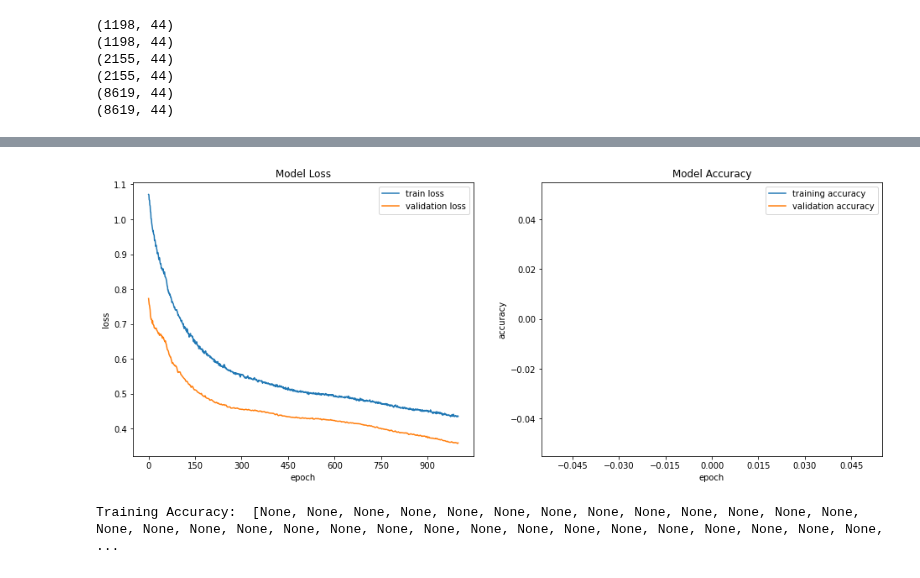
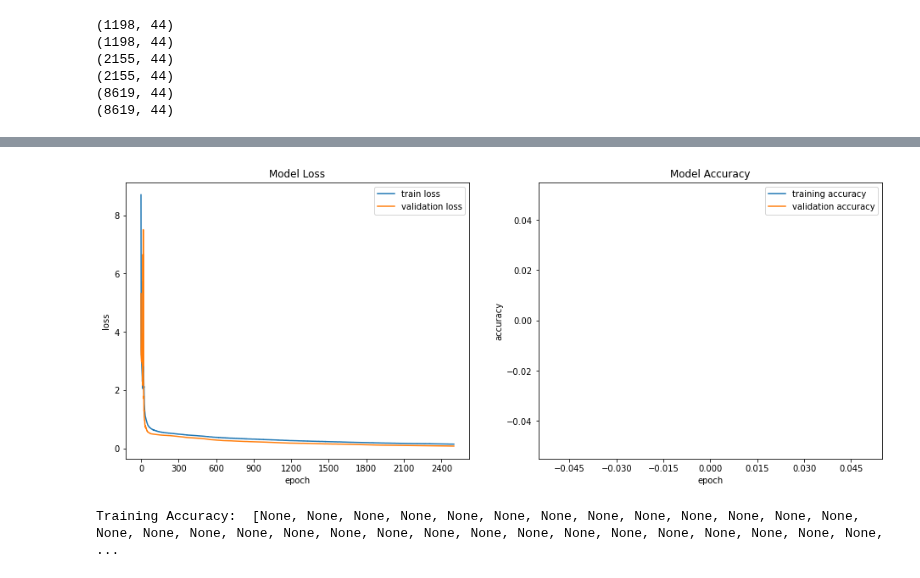
Before and after one commit to p-owens/MAI, a Jupyter notebook: MAI.ipynb, the cells around one changed output, grey strips where cells are left out. Drawn from its saved outputs; the diff is of its cells as text; code cells hidden in the pictures.

```diff
--- a/MAI.ipynb
+++ b/MAI.ipynb
@@ -31,7 +31,7 @@ class PlotLossAccuracy(keras.callbacks.Callback):
     def on_train_begin(self, logs={}):
         self.i = 0
         self.x = []
-        self. = []
+        self.acc = []
         self.losses = []
         self.val_losses = []
         self.val_acc = []
@@ -166,16 +166,16 @@ _________________________________________________________________
 # %%
 pltCallBack = PlotLossAccuracy()
 
 # and train
 history = model.fit(x_train, y_train,
-                    batch_size=4096, epochs=1000,
+                    batch_size=4096, epochs=2500,
                     validation_data=(x_val, y_val),
                     callbacks=[pltCallBack])
 
 
 #callbacks=[pltCallBack]
 # %% [output]
-[figure, old version]
+[figure, new version]
 Training Accuracy:  [None, None, None, None, None, None, None, None, None, None, None, None, None, None, None, None, None, None, None, None, None, None, None, None, None, None, None, None, None, None, ...
 # %%
 print(history.history.keys())
```
Also changed, not shown: parts of 3 cells of this notebook.
